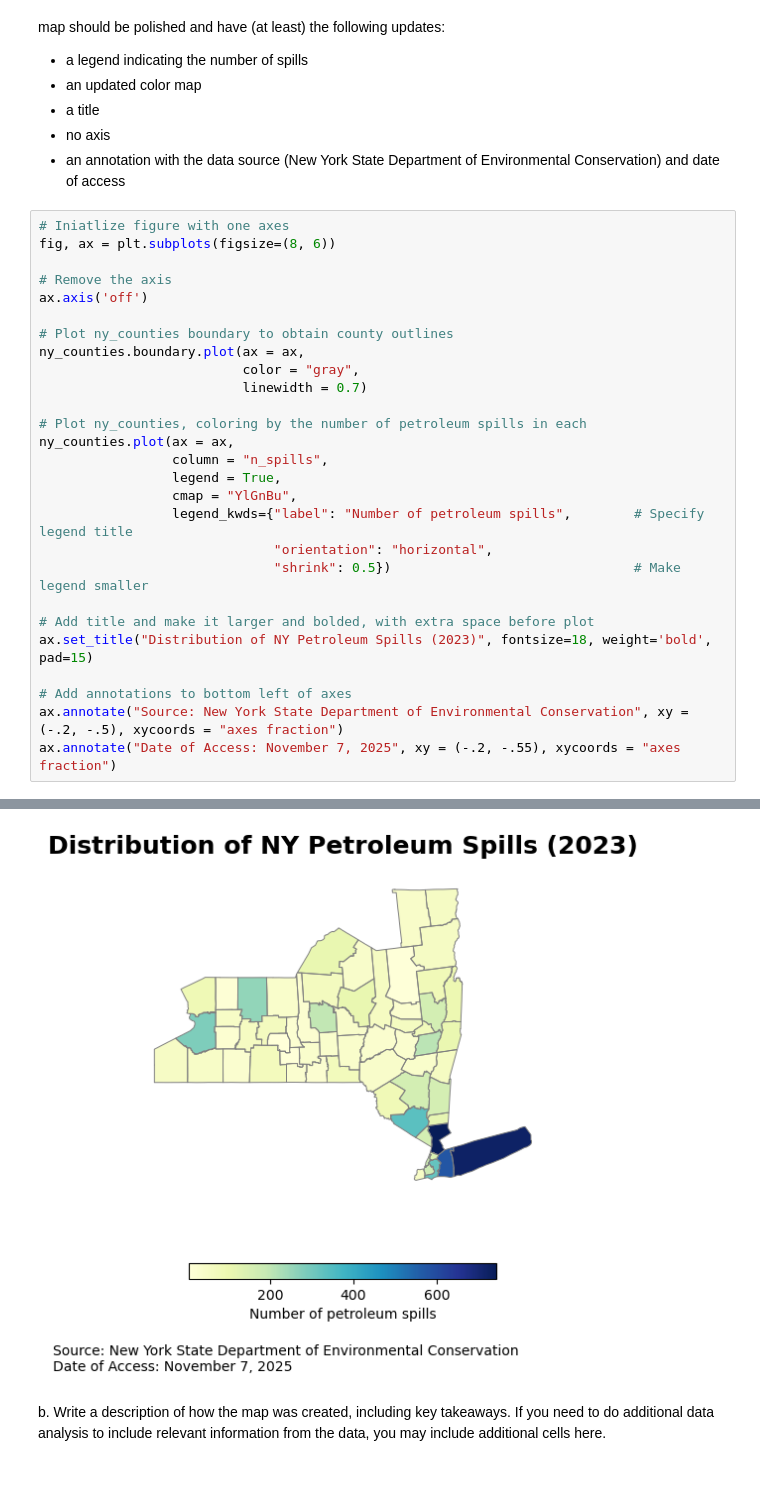
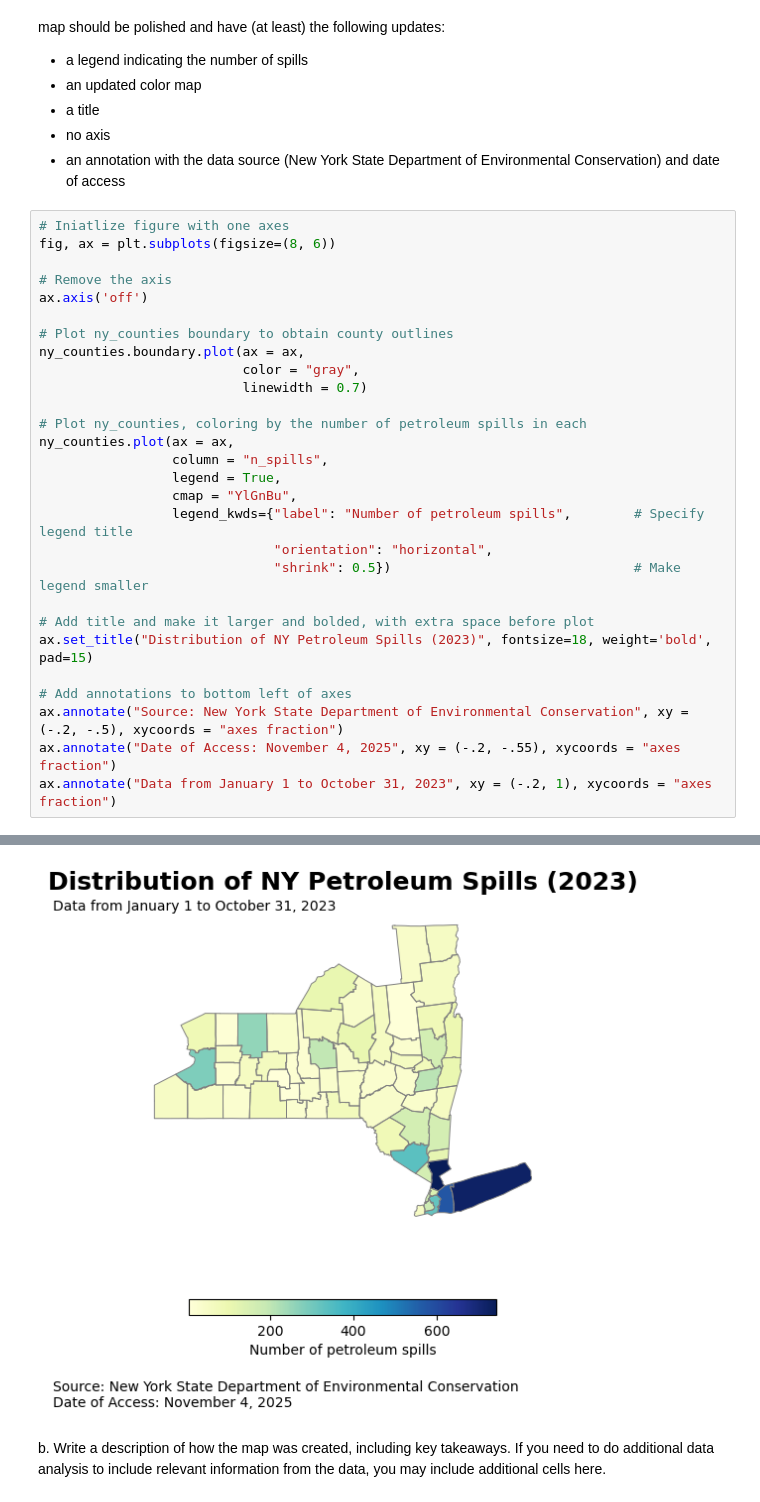
Before and after one commit to sofiasarak/eds220-hwk3, a Jupyter notebook: hwk3-task2-spills.ipynb, the cells around one changed output, grey strips where cells are left out. Cells and saved outputs as stored; diff of their text form.

```diff
--- a/hwk3-task2-spills.ipynb
+++ b/hwk3-task2-spills.ipynb
@@ -636,5 +649,6 @@ ax.set_title("Distribution of NY Petroleum Spills (2023)", fontsize=18, weight='
 
 # Add annotations to bottom left of axes
 ax.annotate("Source: New York State Department of Environmental Conservation", xy = (-.2, -.5), xycoords = "axes fraction")
-ax.annotate("Date of Access: November 7, 2025", xy = (-.2, -.55), xycoords = "axes fraction")
+ax.annotate("Date of Access: November 4, 2025", xy = (-.2, -.55), xycoords = "axes fraction")
+ax.annotate("Data from January 1 to October 31, 2023", xy = (-.2, 1), xycoords = "axes fraction")
 # %% [output]
@@ -642,4 +656,4 @@ Text(-0.2, -0.55, 'Date of Access: November 7, 2025')
-[figure, old version]
+[figure, new version]
 # %% [markdown]
 b. Write a description of how the map was created, including key takeaways. If you need to do additional data analysis to include relevant information from the data, you may include additional cells here.
 # %% [markdown]
```
Also changed, not shown: parts of 2 cells of this notebook.
